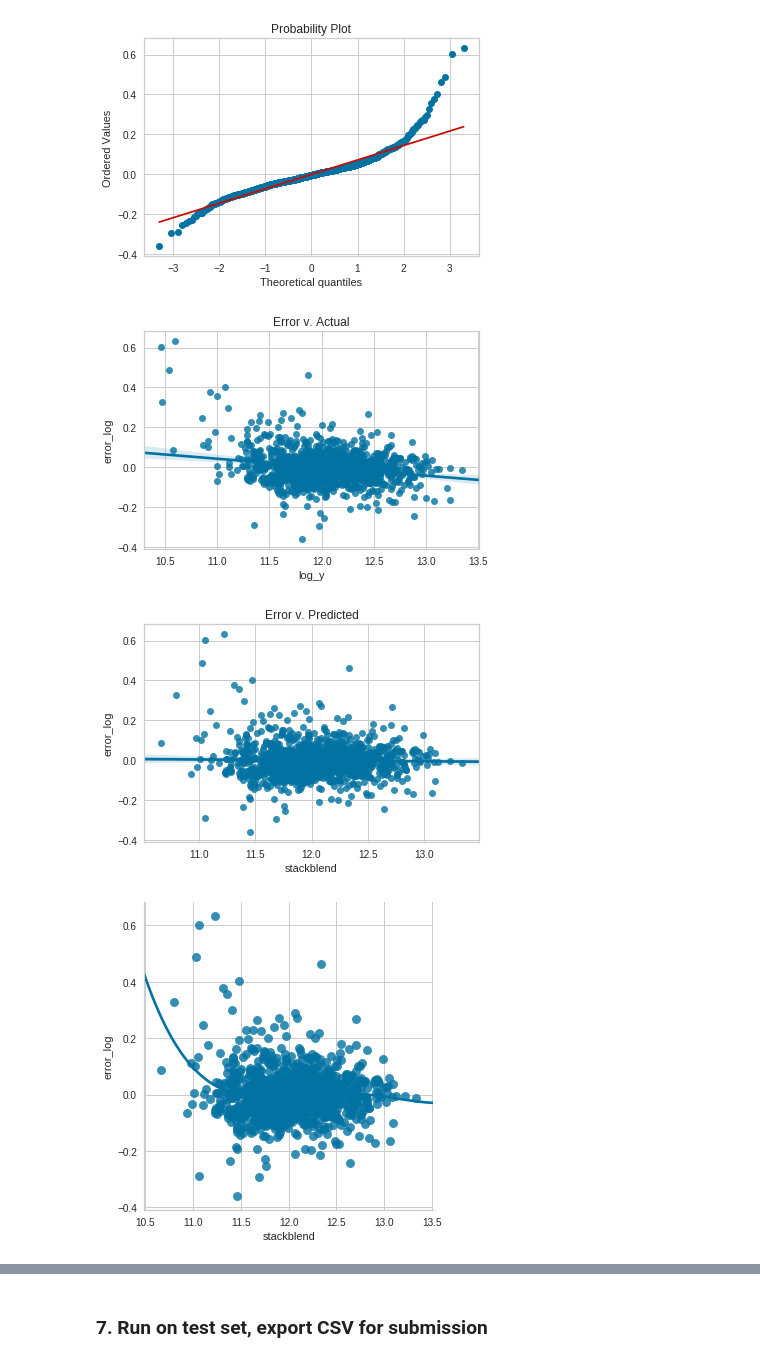
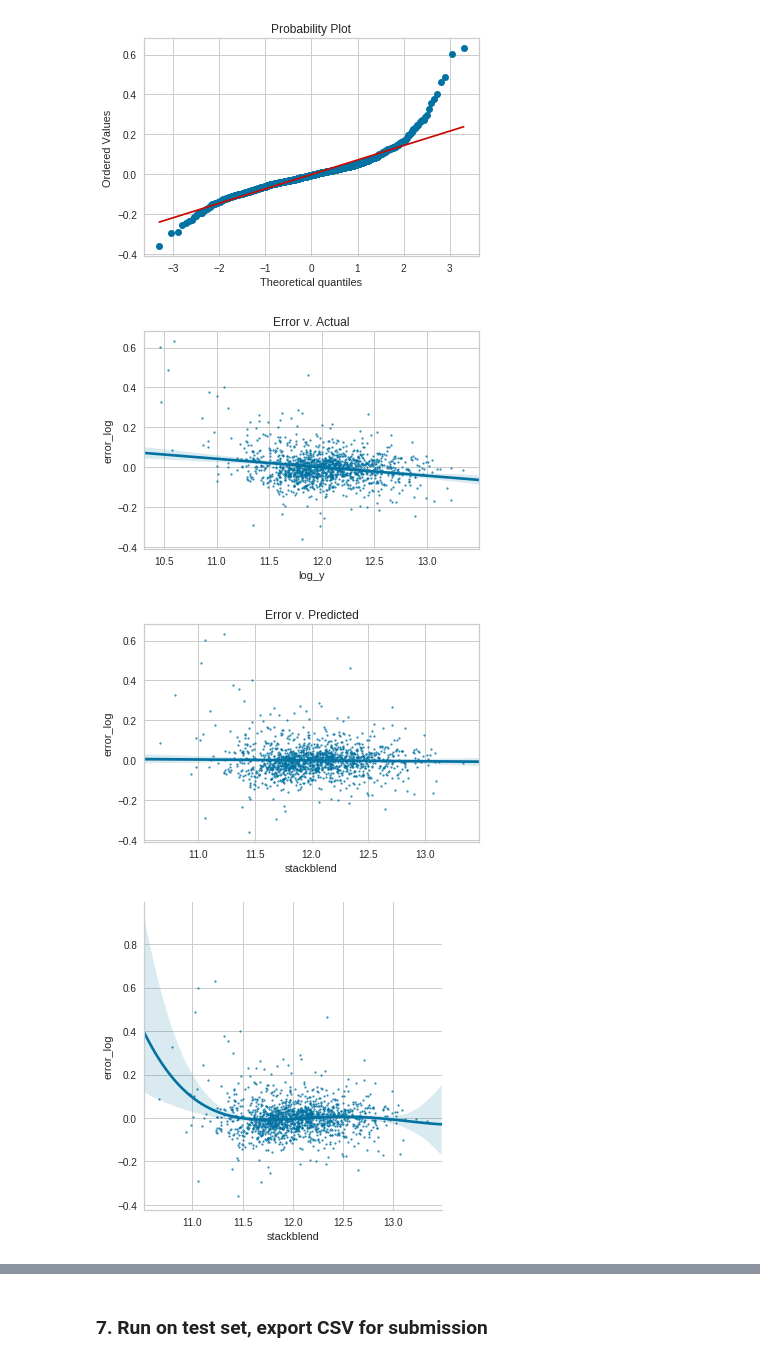
Before and after one commit to druce/iowa, a Jupyter notebook: iowa_colab.ipynb, the cells around one changed output, grey strips where cells are left out. Drawn from its saved outputs; the diff is of its cells as text; code cells hidden in the pictures.

```diff
--- a/iowa_colab.ipynb
+++ b/iowa_colab.ipynb
@@ -2340,8 +2341,8 @@ alpha = 10
 learning_rates = ['invscaling']
 learning_rate = 'invscaling'
 
-nhiddenlayerss = [1,2,3]
-nstartlayers = [32, 64, 128,]
+nhiddenlayerss = [1]
+nstartlayers = [16, 32, 64, 128,]
 layerspecs = product(nhiddenlayerss, nstartlayers)
 layerspec = [1, 128]
 
@@ -2675,25 +2685,25 @@ Wall time: 10.4 s
 # %%
 %%time
-# this stack is very slow and offers marginal improvement over stacking pre-calculated blends
-# requires same raw inputs (no dummies v. simple)
+# this stack is slow but offers marginal improvement over stacking pre-calculated blends
 # with use_features_in_secondary we probably need to scale
 
-boost_blend =  VotingRegressor(estimators=[('xgb', xgb), ('lgbm', lgbm)])
-boost_blend.fit(df[predictors], df[response])
+#boost_blend =  VotingRegressor(estimators=[('xgb', xgb), ('lgbm', lgbm)])
+#boost_blend.fit(df[predictors], df[response])
 
-linear_blend = VotingRegressor(estimators=[('lasso', lasso),
-                                           ('ridge', ridge),
-                                           ('elasticnet', elasticnet),
-                                           ('kr', kr)])
-linear_blend.fit(df[predictors], df[response])
+#linear_blend = VotingRegressor(estimators=[('lasso', lasso),
+#                                           ('ridge', ridge),
+#                                           ('elasticnet', elasticnet),
+#                                           ('kr', kr)])
+#linear_blend.fit(df[predictors], df[response])
 
-mlp_blend =    VotingRegressor(estimators=[('mlp0', mlpmodels[0]),
-                                           ('mlp1', mlpmodels[1]),
-                                           ('mlp2', mlpmodels[2])])
-mlp_blend.fit(df[predictors], df[response])
+#mlp_blend =    VotingRegressor(estimators=[('mlp%d' % i, mlpmodels[i]) for i in range(len(mlpmodels))])
+#mlp_blend.fit(df[predictors], df[response])
 
 stack = make_pipeline(use_transform(),
-                      StackingCVRegressor(regressors=[boost_blend, linear_blend, mlp_blend, gb, svr, ],
+                      StackingCVRegressor(regressors=[xgb, lgbm,
+                                                      lasso, ridge, elasticnet, kr,
+                                                      svr, gb
+                                                     ] + mlpmodels,
                                           meta_regressor=stack_xgb,
                                           cv=kfolds,
                                           use_features_in_secondary=True))
@@ -2866,18 +2877,18 @@ res = stats.probplot(residual['error_log'], plot=plt);
 # %% [output]
 [figure]
 # %%
-sns.regplot(x="log_y", y="error_log", data=residual).set_title('Error v. Actual');
+sns.regplot(x="log_y", y="error_log", data=residual, scatter_kws={"s": 5}).set_title('Error v. Actual');
 # %% [output]
-[figure, old version]
+[figure, new version]
 # %%
-sns.regplot(x="stackblend", y="error_log", data=residual).set_title('Error v. Predicted');
+sns.regplot(x="stackblend", y="error_log", data=residual, scatter_kws={"s": 5}).set_title('Error v. Predicted');
 # %% [output]
-[figure, old version]
+[figure, new version]
 # %%
 sns.lmplot(x="stackblend", y="error_log", data=residual,
-           order=4, ci=None, scatter_kws={"s": 80});
+           order=4, scatter_kws={"s": 5});
 # %% [output]
-[figure, old version]
+[figure, new version]
 # %%
 # maybe worth making a kludgy adjustment
 # there might be a more systematic way of forcing toward a prior distribution
```
Also changed, not shown: parts of 39 cells of this notebook, 3 other files.
